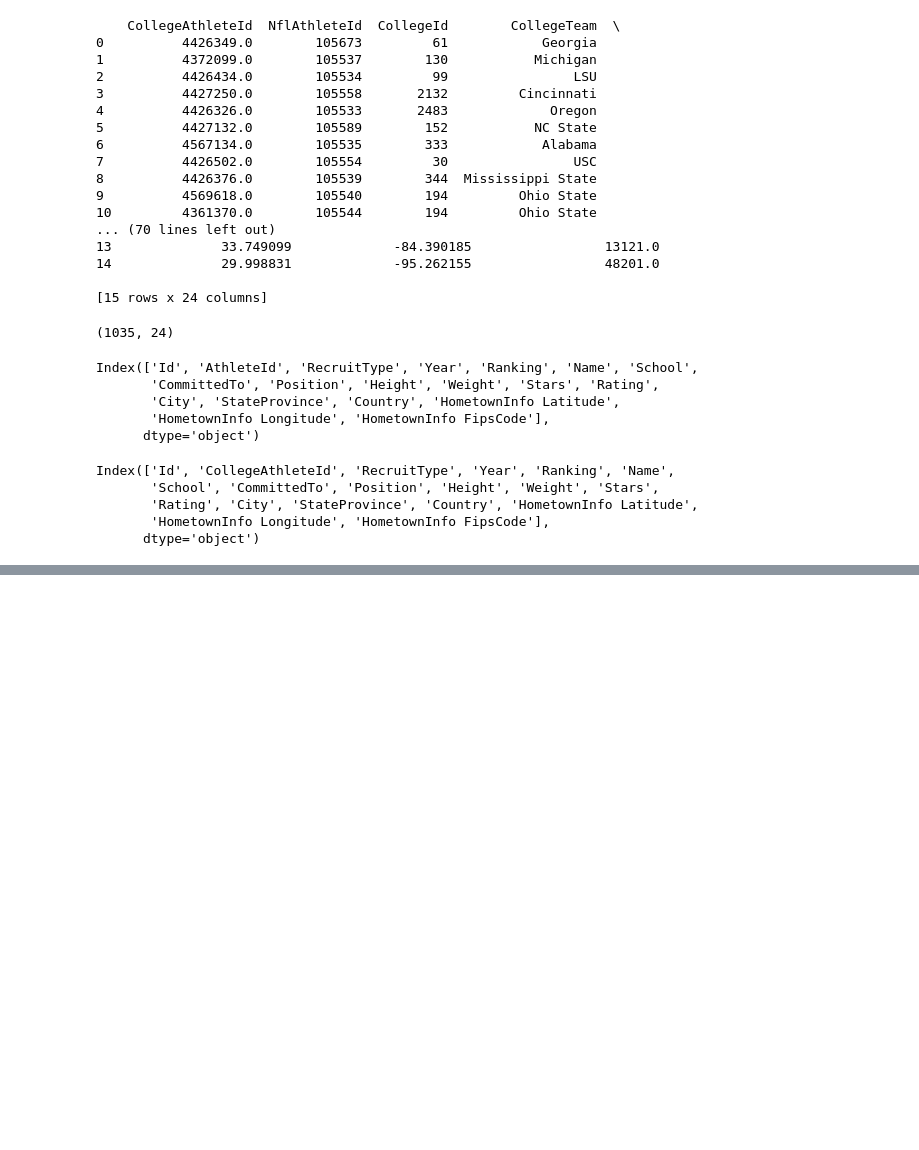
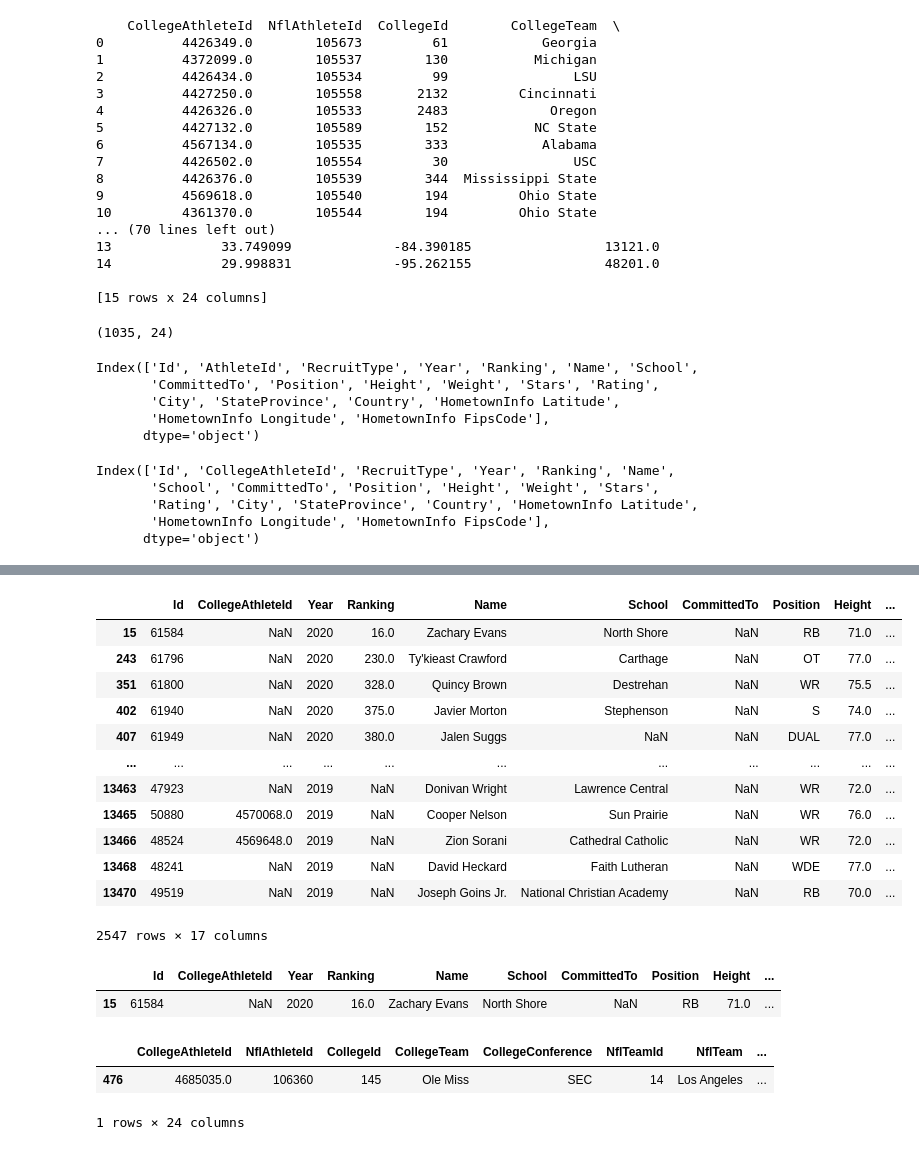
Before and after one commit to JBHines/College_Football, a Jupyter notebook: Capstone.ipynb, the cells around one changed output, grey strips where cells are left out. Cells and saved outputs as stored; diff of their text form; code cells hidden in the pictures; blank space fills up the shorter version.

```diff
--- a/Capstone.ipynb
+++ b/Capstone.ipynb
@@ -150,0 +187,27 @@ Recruiting_Rank_Combined.drop(['HometownInfo FipsCode', 'RecruitType'], axis=1,
+# %%
+Recruiting_Rank_Combined[Recruiting_Rank_Combined["CommittedTo"].isnull()]
+# %% [output]
+|  | Id | CollegeAthleteId | Year | Ranking | Name | School | CommittedTo | Position | Height | ... |
+| 15 | 61584 | NaN | 2020 | 16.0 | Zachary Evans | North Shore | NaN | RB | 71.0 | ... |
+| 243 | 61796 | NaN | 2020 | 230.0 | Ty'kieast Crawford | Carthage | NaN | OT | 77.0 | ... |
+| 351 | 61800 | NaN | 2020 | 328.0 | Quincy Brown | Destrehan | NaN | WR | 75.5 | ... |
+| 402 | 61940 | NaN | 2020 | 375.0 | Javier Morton | Stephenson | NaN | S | 74.0 | ... |
+| 407 | 61949 | NaN | 2020 | 380.0 | Jalen Suggs | NaN | NaN | DUAL | 77.0 | ... |
+| ... | ... | ... | ... | ... | ... | ... | ... | ... | ... | ... |
+| 13463 | 47923 | NaN | 2019 | NaN | Donivan Wright | Lawrence Central | NaN | WR | 72.0 | ... |
+| 13465 | 50880 | 4570068.0 | 2019 | NaN | Cooper Nelson | Sun Prairie | NaN | WR | 76.0 | ... |
+| 13466 | 48524 | 4569648.0 | 2019 | NaN | Zion Sorani | Cathedral Catholic | NaN | WR | 72.0 | ... |
+| 13468 | 48241 | NaN | 2019 | NaN | David Heckard | Faith Lutheran | NaN | WDE | 77.0 | ... |
+| 13470 | 49519 | NaN | 2019 | NaN | Joseph Goins Jr. | National Christian Academy | NaN | RB | 70.0 | ... |
+2547 rows × 17 columns
+# %%
+Recruiting_Rank_Combined[Recruiting_Rank_Combined["Name"] == "Zachary Evans"]
+# %% [output]
+|  | Id | CollegeAthleteId | Year | Ranking | Name | School | CommittedTo | Position | Height | ... |
+| 15 | 61584 | NaN | 2020 | 16.0 | Zachary Evans | North Shore | NaN | RB | 71.0 | ... |
+# %%
+NFL_Draft_Combined[NFL_Draft_Combined["Name"] == "Zach Evans"]
+# %% [output]
+|  | CollegeAthleteId | NflAthleteId | CollegeId | CollegeTeam | CollegeConference | NflTeamId | NflTeam | ... |
+| 476 | 4685035.0 | 106360 | 145 | Ole Miss | SEC | 14 | Los Angeles | ... |
+1 rows × 24 columns
```
Also changed, not shown: parts of 10 cells of this notebook, 5 other files.
